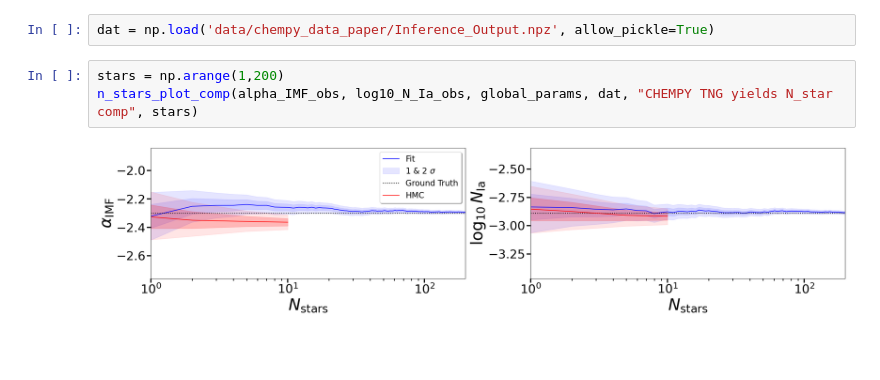
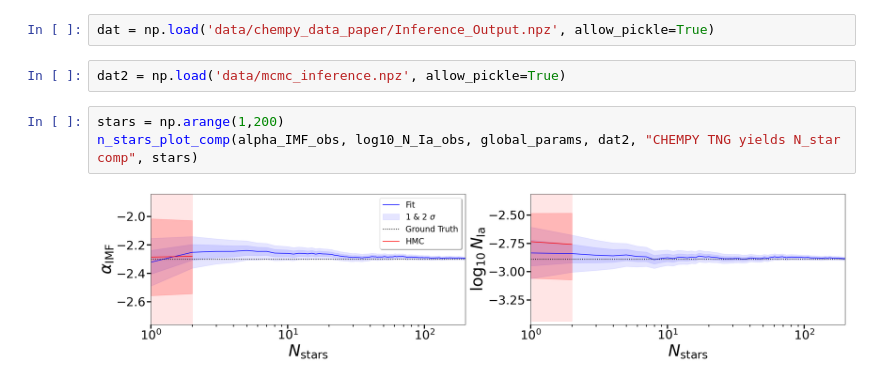
Before and after one commit to bGuenes/sbi_chemical_abundances, a Jupyter notebook: 04_plot_multistar_inference.ipynb, the cells around one changed output. Saved outputs shown, nothing was run; the diff lists cells and outputs as text; blank space fills up the shorter version.

Commit message:
start mcmc

```diff
--- a/04_plot_multistar_inference.ipynb
+++ b/04_plot_multistar_inference.ipynb
@@ -50,8 +50,10 @@ n_stars_plot(alpha_IMF_obs, log10_N_Ia_obs, global_params, "CHEMPY TNG yields N_
 ## Compare to HMC
 # %%
 dat = np.load('data/chempy_data_paper/Inference_Output.npz', allow_pickle=True)
+# %%
+dat2 = np.load('data/mcmc_inference.npz', allow_pickle=True)
 # %%
 stars = np.arange(1,200)
-n_stars_plot_comp(alpha_IMF_obs, log10_N_Ia_obs, global_params, dat, "CHEMPY TNG yields N_star comp", stars)
+n_stars_plot_comp(alpha_IMF_obs, log10_N_Ia_obs, global_params, dat2, "CHEMPY TNG yields N_star comp", stars)
 # %% [output]
-[figure, old version]
+[figure, new version]
```
Also changed, not shown: 4 other files.
